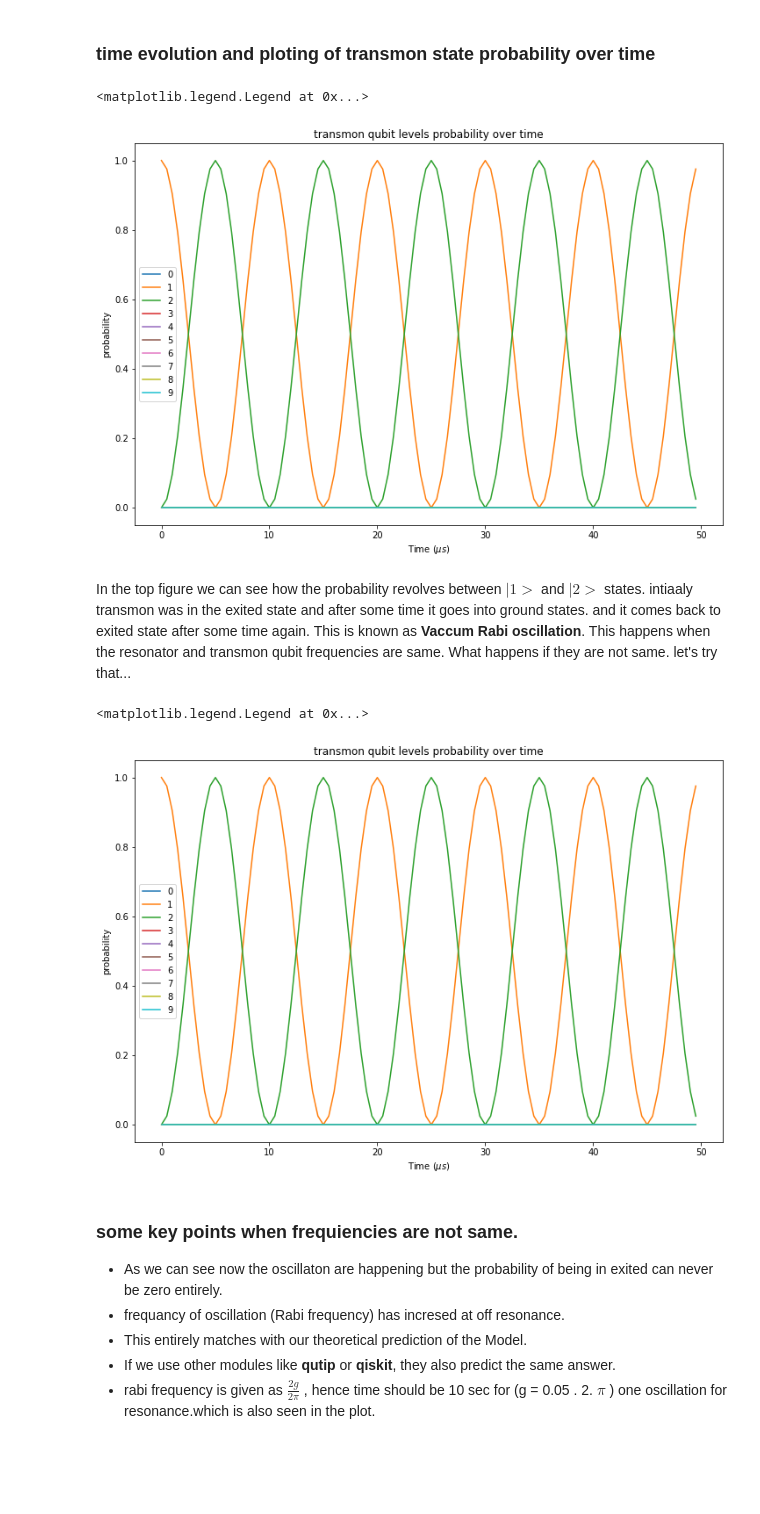
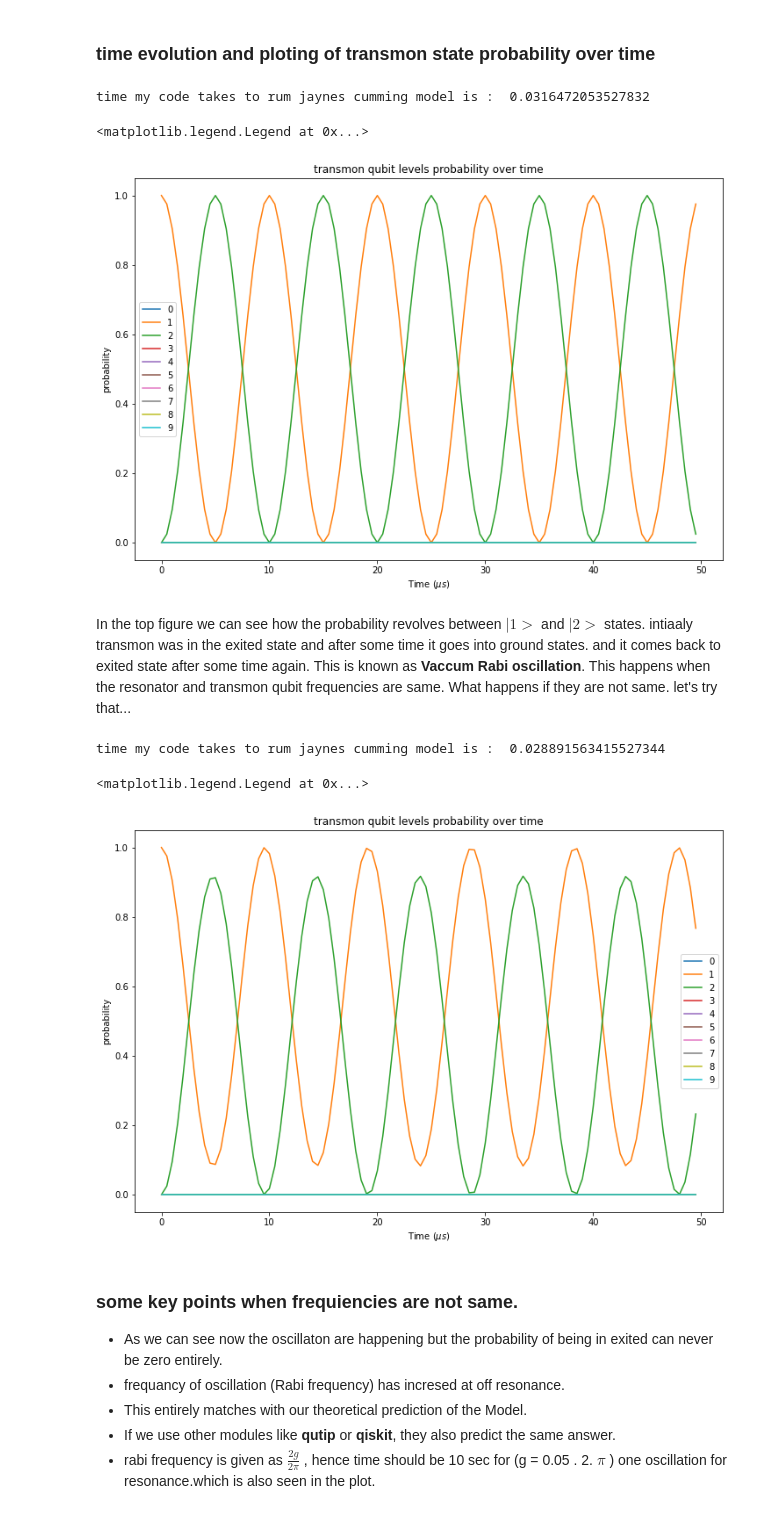
Before and after one commit to ubsuny/superconducting-qubit-raspi2, a Jupyter notebook: Jaynes_cummings_model.ipynb, the cells around one changed output. Drawn from its saved outputs; the diff is of its cells as text; code cells hidden in the pictures; blank space fills up the shorter version.

```diff
--- a/Jaynes_cummings_model.ipynb
+++ b/Jaynes_cummings_model.ipynb
@@ -113,8 +115,11 @@ print(initial_st)
 # %% [markdown]
 ### time evolution and ploting of transmon state probability over time
 # %%
+start_time = time()
 t, rho_zeroNoise = computeDensityMatrix(H, initial_st, T, Nt)
+end_time = time()- start_time
 
+print("time my code takes to rum jaynes cumming model is : ", end_time)
 fig, ax = plt.subplots(figsize=(12, 8))
 
 
@@ -130,31 +135,40 @@ ax.set_ylabel('probability')
 ax.set_title('transmon qubit levels probability over time')
 plt.legend()
 # %% [output]
-<matplotlib.legend.Legend at 0x...>
+time my code takes to rum jaynes cumming model is :  0.0316472053527832
+<matplotlib.legend.Legend at 0x...>
 [figure]
 # %% [markdown]
 In the top figure we can see how the probability revolves between $|1>$ and $ |2> $ states. intiaaly transmon was in the exited state and after some time it goes into ground states. and it comes back to exited state after some time again. This is known as **Vaccum Rabi oscillation**. This happens when the resonator and transmon qubit frequencies are same. What happens if they are not same. let's try that...
 # %%
 wc = 0.97 * 2 * np.pi  # resonator frequency
 wa = 1.0 * 2 * np.pi  # transmon frequency
 g = 0.05 * 2 * np.pi  # coupling strength
 
 # Hamiltonian
-# H = wc * np.dot(Adag, A) + wa * np.dot(sigplus, sigminus) + g * (np.dot(Adag, sigminus) + np.dot(A, sigplus))
+H = wc * np.dot(Adag, A) + wa * np.dot(sigplus, sigminus) + g * (np.dot(Adag, sigminus) + np.dot(A, sigplus))
+
+# timeing the code
+start_time = time()
 
 # time evolution and ploting of transmon state probability over time
 t, rho_zeroNoise = computeDensityMatrix(H, initial_st, T, Nt)
+
+end_time = time() - start_time
+
+print("time my code takes to rum jaynes cumming model is : ", end_time)
 
 fig, ax = plt.subplots(figsize=(12, 8))
 
 plotFlipFlopPopulation(t, rho_zeroNoise)
 ax.set_xlabel(r'Time ($\mu s$)')
 ax.set_ylabel('probability')
 ax.set_title('transmon qubit levels probability over time')
 plt.legend()
 # %% [output]
-<matplotlib.legend.Legend at 0x...>
+time my code takes to rum jaynes cumming model is :  0.028891563415527344
+<matplotlib.legend.Legend at 0x...>
-[figure, old version]
+[figure, new version]
 # %% [markdown]
 ### some key points when frequiencies are not same.
 
```
Also changed, not shown: parts of 3 cells of this notebook, 3 other files.
